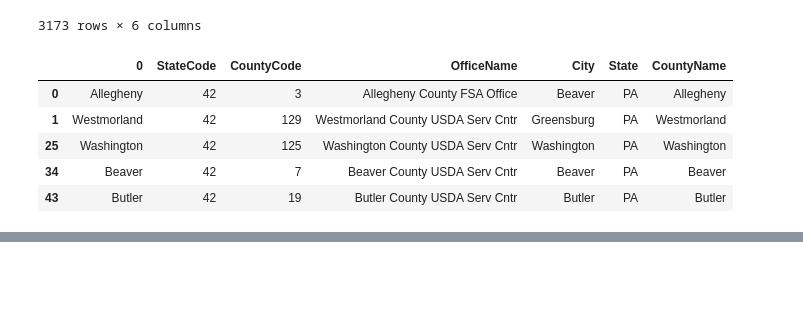
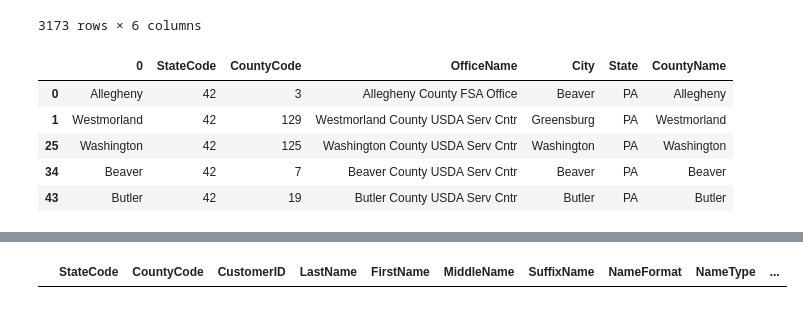
Before and after one commit to richiebful/allegheny-food, a Jupyter notebook: FarmList.ipynb, the cells around one changed output, grey strips where cells are left out. Cells and saved outputs as stored; diff of their text form; code cells hidden in the pictures; blank space fills up the shorter version.

```diff
--- a/FarmList.ipynb
+++ b/FarmList.ipynb
@@ -5,6 +5,7 @@ recipHeader = ["StateCode", "CountyCode", "CustomerID", "LastName", "FirstName",
                "NameType", "MailingAdd1", "MailingAdd2", "City", "State", "Zip", "Barcode"]
 recip = pandas.read_csv("/home/rfulop/workspace/allegheny-food/data/CAS.WDC11019.NA11.FINAL.DT11186.csv",
                         sep=";", header=None, names=recipHeader)
+recip = recip.set_index("CustomerID")
 # %%
 locCodeHeader = ["StateCode", "CountyCode", "OfficeName", "City", "State"]
 locCode = pandas.read_csv("/home/rfulop/workspace/allegheny-food/data/foia_state_county_codes.csv",
@@ -116,0 +101,5 @@ recip.merge(nearbyCounties, right_on=["CountyCode", "StateCode"], left_on=["Coun
+# %%
+#shows there are no recipients receiving from the PA state office
+recip[(recip.CountyCode==0) & (recip.StateCode==42)]
+# %% [output]
+|  | StateCode | CountyCode | CustomerID | LastName | FirstName | MiddleName | SuffixName | NameFormat | NameType | ... |
```
Also changed, not shown: parts of 3 cells of this notebook, 2 other files.
